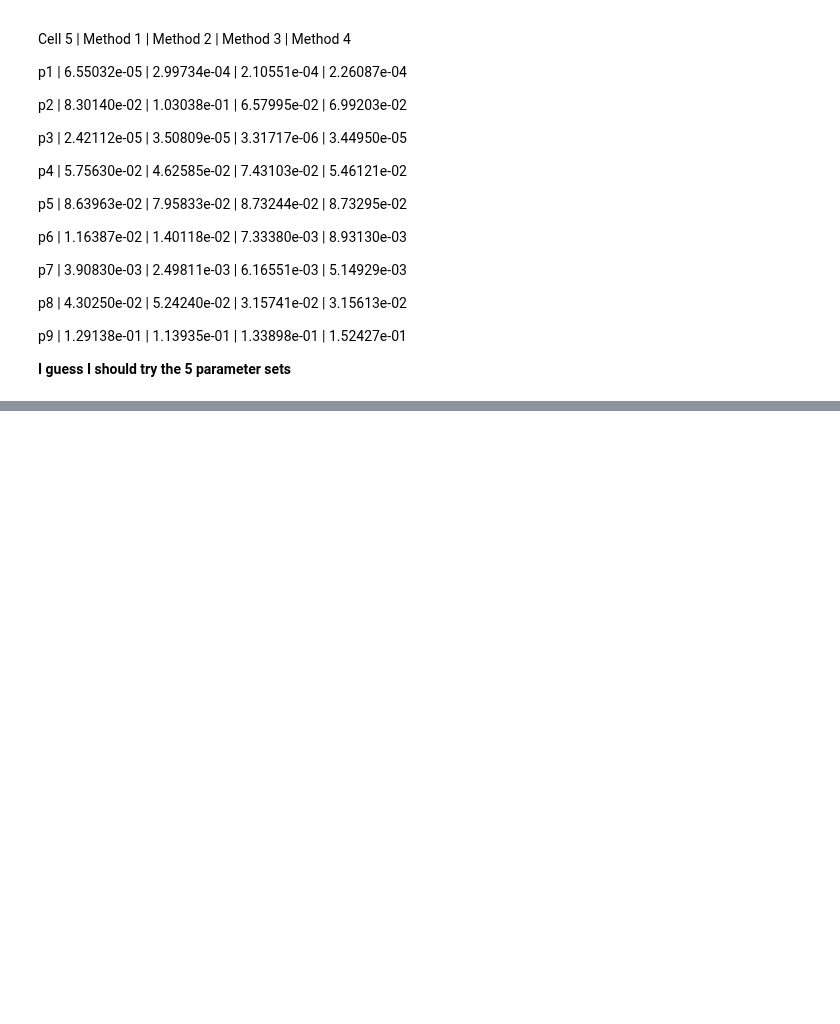
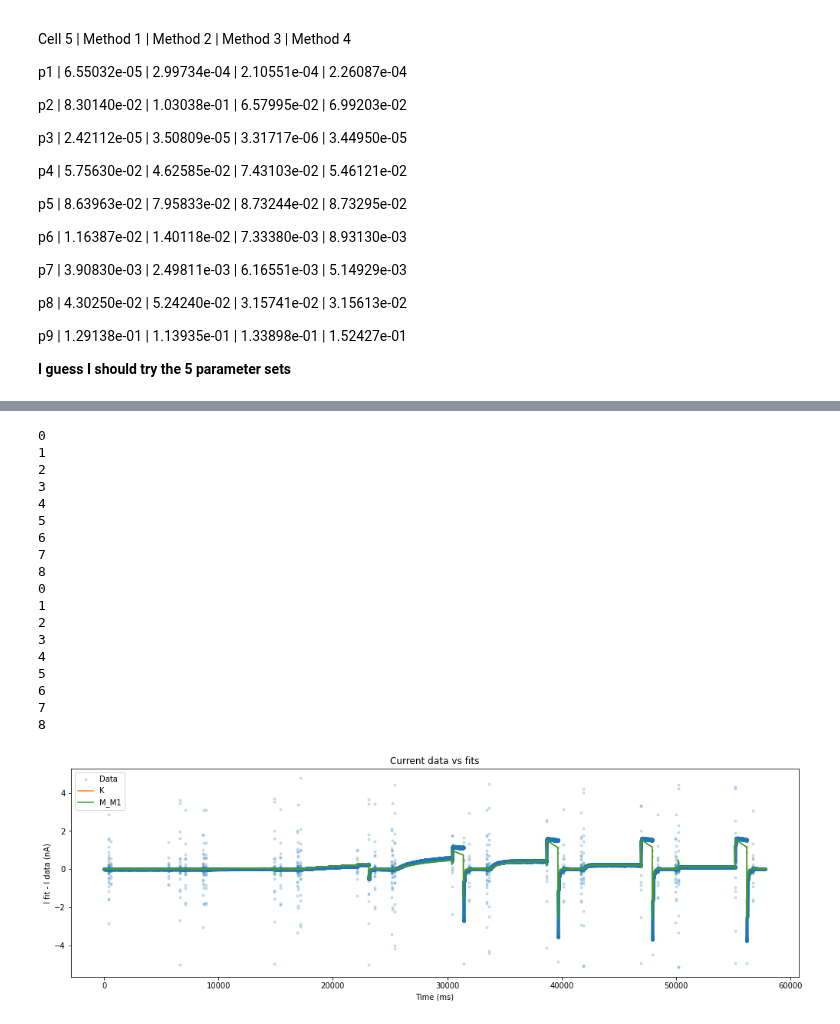
Before and after one commit to donajialej/Notes, a Jupyter notebook: from_myokit_tutorial/KyliesCell5_synth_notebook_PR3.ipynb, the cells around one changed output, grey strips where cells are left out. Cells and saved outputs as stored; diff of their text form; code cells hidden in the pictures; blank space fills up the shorter version.

Commit message:
firts try using other parameters

```diff
--- a/from_myokit_tutorial/KyliesCell5_synth_notebook_PR3.ipynb
+++ b/from_myokit_tutorial/KyliesCell5_synth_notebook_PR3.ipynb
@@ -174,0 +161,80 @@ p9     | 1.29138e-01 | 1.13935e-01 | 1.33898e-01 | 1.52427e-01
+# %%
+# Define the different parameter sets
+parameters_Kylie = np.array([2.26e-4, 0.06990, 3.45e-5, 0.05462, 0.08730, 8.91e-3, 5.15e-3, 0.03158, 0.15240])
+parameters_Michael_M1 = np.array([6.55032e-05, 8.30140e-02, 2.42112e-05, 5.75630e-02, 8.63963e-02, 1.16387e-02, 3.90830e-03, 4.30250e-02, 1.29138e-01])
+parameters_Michael_M2 = np.array([2.99734e-04, 1.03038e-01, 3.50809e-05, 4.62585e-02, 7.95833e-02, 1.40118e-02,  2.49811e-03, 5.24240e-02, 1.13935e-01])
+parameters_Michael_M3 = np.array([2.10551e-04, 6.57995e-02, 3.31717e-06, 7.43103e-02, 8.73244e-02, 7.33380e-03, 6.16551e-03, 3.15741e-02, 1.33898e-01])
+parameters_Michael_M4 = np.array([2.26087e-04, 6.99203e-02, 3.44950e-05, 5.46121e-02, 8.73295e-02, 8.93130e-03, 5.14929e-03,  3.15613e-02, 1.52427e-01])
+
+
+b = myokit.Benchmarker()
+# run simulation with Kylies parameters
+b.reset()
+markov_sim_pr3.reset()                       # Reset the first simulation to t=0
+for i, p in enumerate(parameters_Kylie):
+    print(i)
+    markov_sim_pr3.set_constant('ikr.p' + str(1 + i), p)
+hh_log_pr3_kylie = markov_sim_pr3.run(pr3_time[-1] + 0.1, log_times=pr3_time)
+
+# run simulation with Michael_M1 parameters
+b = myokit.Benchmarker()
+b.reset()
+markov_sim_pr3.reset()                       # Reset the first simulation to t=0
+for i, p in enumerate(parameters_Michael_M4):
+    print(i)
+    markov_sim_pr3.set_constant('ikr.p' + str(1 + i), p)
+hh_log_pr3_Michael_M1 = markov_sim_pr3.run(pr3_time[-1] + 0.1, log_times=pr3_time)
+
+
+
+plt.figure(figsize=(17, 5))
+plt.xlabel('Time (ms)')
+plt.ylabel('I fit - I data (nA)')
+plt.plot(pr3_time, pr3_current,'.',alpha=0.2, label='Data')
+plt.plot(pr3_time, hh_log_pr3_kylie['ikr.IKr'], label='K')
+plt.plot(pr3_time, hh_log_pr3_Michael_M1['ikr.IKr'], label='M_M1')
+plt.legend(loc='upper left')
+plt.title('Current data vs fits')
+plt.show()
+
+
+
+plt.figure(figsize=(17, 5))
+plt.xlabel('Time (ms)')
+plt.ylabel('I fit - I data (nA)')
+plt.plot(pr3_time, hh_log_pr3_kylie['ikr.IKr']-pr3_current,'.',alpha=0.2, label='K error')
+plt.plot(pr3_time, hh_log_pr3_Michael_M1['ikr.IKr']-pr3_current,'.',alpha=0.2, label='M_M1 error')
+plt.legend(loc='upper left')
+plt.title('Fits - data')
+plt.ylim([-1.5,1.5])
+plt.show()
+
+
+plt.figure(figsize=(17, 5))
+plt.xlabel('Time (ms)')
+plt.ylabel('I fit - I data (nA)')
+plt.plot(pr3_time, hh_log_pr3_kylie['ikr.IKr']-hh_log_pr3_Michael_M1['ikr.IKr'])
+#plt.legend(loc='upper left')
+plt.title('Fit K - Fit M_M1')
+plt.ylim([-1.5,1.5])
+plt.show()
+# %% [output]
+0
+1
+2
+3
+4
+5
+6
+7
+8
+0
+1
+2
+3
+4
+5
+6
+7
+8
+[figure, added]
```
Also changed, not shown: parts of 10 cells of this notebook.
